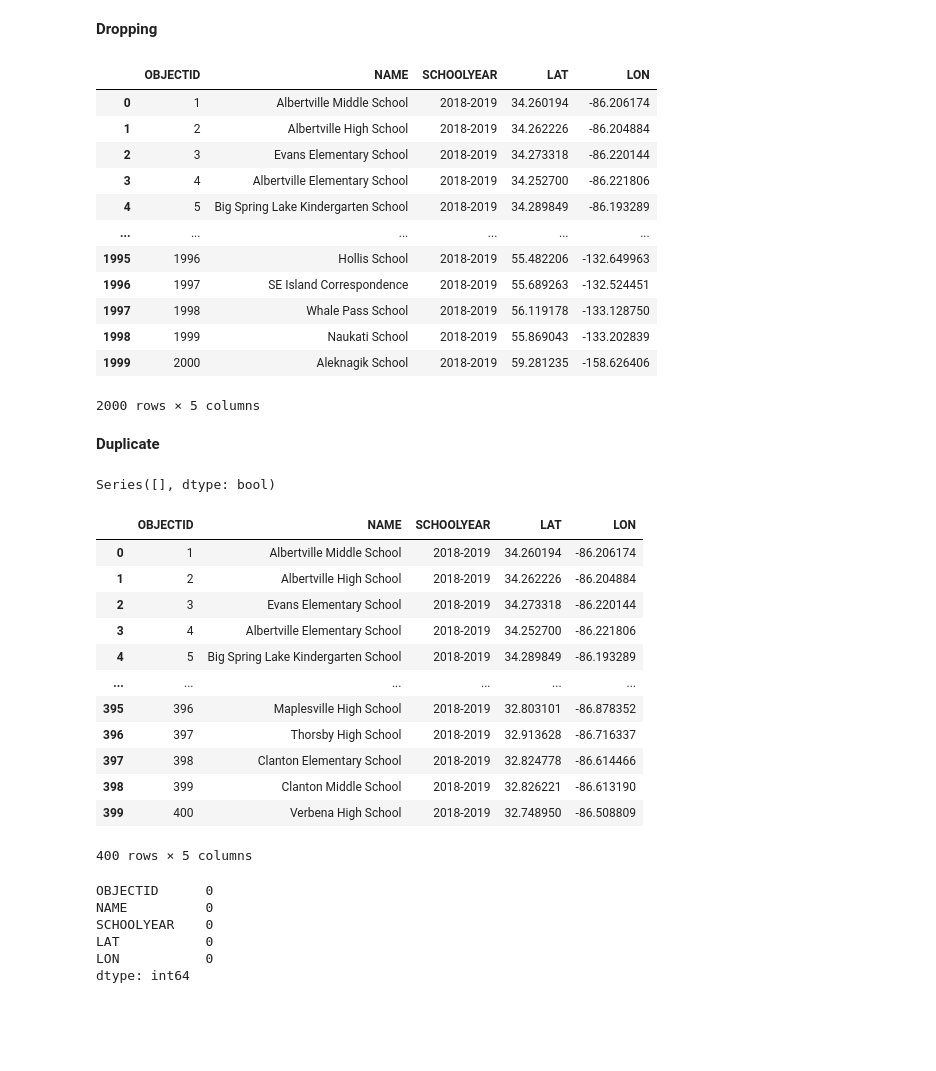
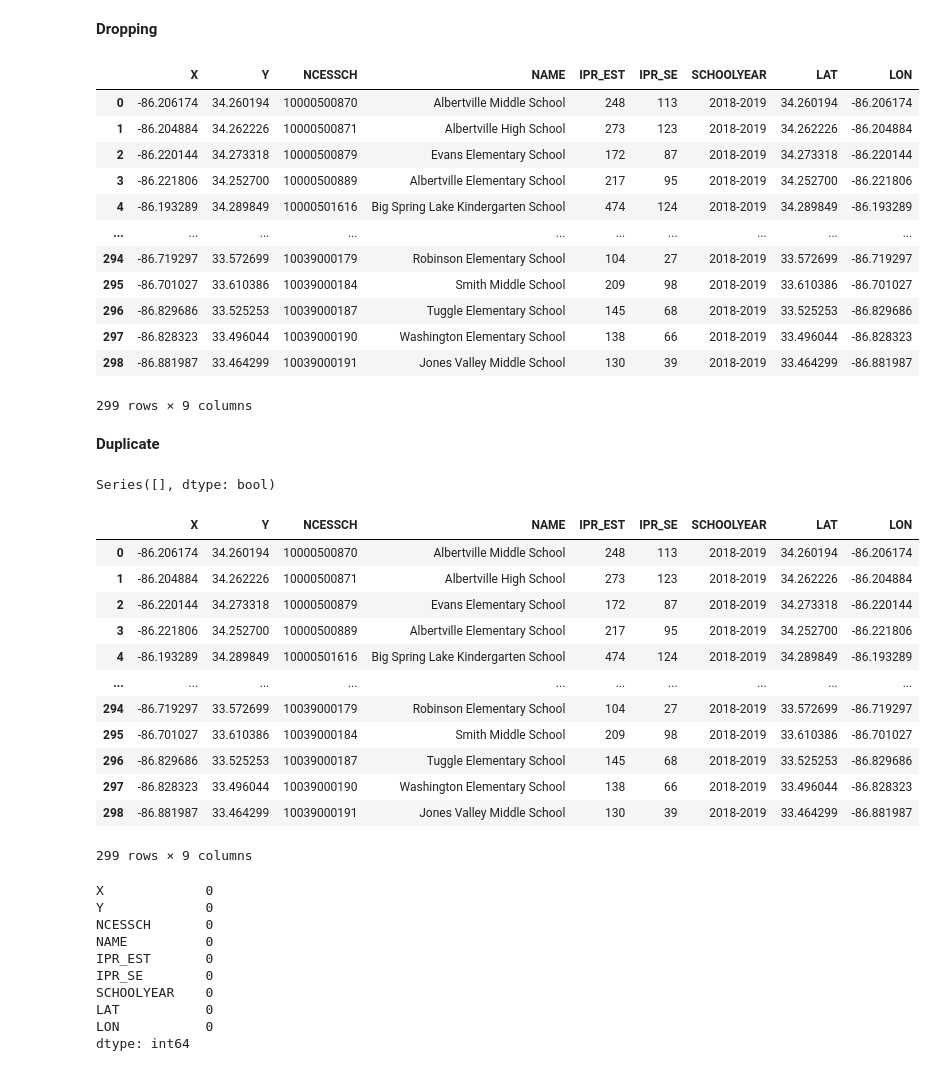
Before and after one commit to angellcv/BAT-404-Project, a Jupyter notebook: impact_of_poverty_in_academic_performance_of_students_in_the_philippines.ipynb, the cells around one changed output. Drawn from its saved outputs; the diff is of its cells as text; code cells hidden in the pictures; blank space fills up the shorter version.

```diff
--- a/impact_of_poverty_in_academic_performance_of_students_in_the_philippines.ipynb
+++ b/impact_of_poverty_in_academic_performance_of_students_in_the_philippines.ipynb
@@ -9,3 +13,3 @@ import matplotlib.pyplot as plt
 # %%
-url = 'https://raw.githubusercontent.com/angellcv/BAT-404-Project/main/School_Neighborhood_Poverty_Estimates%252C_2018-19.csv'
+url = 'https://raw.githubusercontent.com/angellcv/BAT-404-Project/main/School_Neighborhood_Poverty_Estimates%252C_2018-19%20(2).csv'
 # %%
@@ -31,26 +35,22 @@ pd1.head(2000)
 **Dropping**
 # %%
 pd1= pd.DataFrame(pd1)
-pd1.drop(['X',
-           'Y',
-           'NCESSCH',
-           'IPR_EST',
-           'IPR_SE'],axis = 1, inplace=True)
+pd1.drop(['OBJECTID'],axis = 1, inplace=True)
 pd1.head(2000)
 # %% [output]
-|  | OBJECTID | NAME | SCHOOLYEAR | LAT | LON |
-| 0 | 1 | Albertville Middle School | 2018-2019 | 34.260194 | -86.206174 |
-| 1 | 2 | Albertville High School | 2018-2019 | 34.262226 | -86.204884 |
-| 2 | 3 | Evans Elementary School | 2018-2019 | 34.273318 | -86.220144 |
-| 3 | 4 | Albertville Elementary School | 2018-2019 | 34.252700 | -86.221806 |
-| 4 | 5 | Big Spring Lake Kindergarten School | 2018-2019 | 34.289849 | -86.193289 |
-| ... | ... | ... | ... | ... | ... |
-| 1995 | 1996 | Hollis School | 2018-2019 | 55.482206 | -132.649963 |
-| 1996 | 1997 | SE Island Correspondence | 2018-2019 | 55.689263 | -132.524451 |
-| 1997 | 1998 | Whale Pass School | 2018-2019 | 56.119178 | -133.128750 |
-| 1998 | 1999 | Naukati School | 2018-2019 | 55.869043 | -133.202839 |
-| 1999 | 2000 | Aleknagik School | 2018-2019 | 59.281235 | -158.626406 |
+|  | X | Y | NCESSCH | NAME | IPR_EST | IPR_SE | SCHOOLYEAR | LAT | LON |
+| 0 | -86.206174 | 34.260194 | 10000500870 | Albertville Middle School | 248 | 113 | 2018-2019 | 34.260194 | -86.206174 |
+| 1 | -86.204884 | 34.262226 | 10000500871 | Albertville High School | 273 | 123 | 2018-2019 | 34.262226 | -86.204884 |
+| 2 | -86.220144 | 34.273318 | 10000500879 | Evans Elementary School | 172 | 87 | 2018-2019 | 34.273318 | -86.220144 |
+| 3 | -86.221806 | 34.252700 | 10000500889 | Albertville Elementary School | 217 | 95 | 2018-2019 | 34.252700 | -86.221806 |
+| 4 | -86.193289 | 34.289849 | 10000501616 | Big Spring Lake Kindergarten School | 474 | 124 | 2018-2019 | 34.289849 | -86.193289 |
+| ... | ... | ... | ... | ... | ... | ... | ... | ... | ... |
+| 294 | -86.719297 | 33.572699 | 10039000179 | Robinson Elementary School | 104 | 27 | 2018-2019 | 33.572699 | -86.719297 |
+| 295 | -86.701027 | 33.610386 | 10039000184 | Smith Middle School | 209 | 98 | 2018-2019 | 33.610386 | -86.701027 |
+| 296 | -86.829686 | 33.525253 | 10039000187 | Tuggle Elementary School | 145 | 68 | 2018-2019 | 33.525253 | -86.829686 |
+| 297 | -86.828323 | 33.496044 | 10039000190 | Washington Elementary School | 138 | 66 | 2018-2019 | 33.496044 | -86.828323 |
+| 298 | -86.881987 | 33.464299 | 10039000191 | Jones Valley Middle School | 130 | 39 | 2018-2019 | 33.464299 | -86.881987 |
-2000 rows × 5 columns
+299 rows × 9 columns
 # %% [markdown]
 **Duplicate**
 # %%
@@ -61,24 +61,28 @@ pd1.drop_duplicates(inplace=True)
 pd1.head(400)
 # %% [output]
 Series([], dtype: bool)
-|  | OBJECTID | NAME | SCHOOLYEAR | LAT | LON |
-| 0 | 1 | Albertville Middle School | 2018-2019 | 34.260194 | -86.206174 |
-| 1 | 2 | Albertville High School | 2018-2019 | 34.262226 | -86.204884 |
-| 2 | 3 | Evans Elementary School | 2018-2019 | 34.273318 | -86.220144 |
-| 3 | 4 | Albertville Elementary School | 2018-2019 | 34.252700 | -86.221806 |
-| 4 | 5 | Big Spring Lake Kindergarten School | 2018-2019 | 34.289849 | -86.193289 |
-| ... | ... | ... | ... | ... | ... |
-| 395 | 396 | Maplesville High School | 2018-2019 | 32.803101 | -86.878352 |
-| 396 | 397 | Thorsby High School | 2018-2019 | 32.913628 | -86.716337 |
-| 397 | 398 | Clanton Elementary School | 2018-2019 | 32.824778 | -86.614466 |
-| 398 | 399 | Clanton Middle School | 2018-2019 | 32.826221 | -86.613190 |
-| 399 | 400 | Verbena High School | 2018-2019 | 32.748950 | -86.508809 |
+|  | X | Y | NCESSCH | NAME | IPR_EST | IPR_SE | SCHOOLYEAR | LAT | LON |
+| 0 | -86.206174 | 34.260194 | 10000500870 | Albertville Middle School | 248 | 113 | 2018-2019 | 34.260194 | -86.206174 |
+| 1 | -86.204884 | 34.262226 | 10000500871 | Albertville High School | 273 | 123 | 2018-2019 | 34.262226 | -86.204884 |
+| 2 | -86.220144 | 34.273318 | 10000500879 | Evans Elementary School | 172 | 87 | 2018-2019 | 34.273318 | -86.220144 |
+| 3 | -86.221806 | 34.252700 | 10000500889 | Albertville Elementary School | 217 | 95 | 2018-2019 | 34.252700 | -86.221806 |
+| 4 | -86.193289 | 34.289849 | 10000501616 | Big Spring Lake Kindergarten School | 474 | 124 | 2018-2019 | 34.289849 | -86.193289 |
+| ... | ... | ... | ... | ... | ... | ... | ... | ... | ... |
+| 294 | -86.719297 | 33.572699 | 10039000179 | Robinson Elementary School | 104 | 27 | 2018-2019 | 33.572699 | -86.719297 |
+| 295 | -86.701027 | 33.610386 | 10039000184 | Smith Middle School | 209 | 98 | 2018-2019 | 33.610386 | -86.701027 |
+| 296 | -86.829686 | 33.525253 | 10039000187 | Tuggle Elementary School | 145 | 68 | 2018-2019 | 33.525253 | -86.829686 |
+| 297 | -86.828323 | 33.496044 | 10039000190 | Washington Elementary School | 138 | 66 | 2018-2019 | 33.496044 | -86.828323 |
+| 298 | -86.881987 | 33.464299 | 10039000191 | Jones Valley Middle School | 130 | 39 | 2018-2019 | 33.464299 | -86.881987 |
-400 rows × 5 columns
+299 rows × 9 columns
 # %%
 pd1.isnull().sum()
 # %% [output]
-OBJECTID      0
+X             0
+Y             0
+NCESSCH       0
 NAME          0
+IPR_EST       0
+IPR_SE        0
 SCHOOLYEAR    0
 LAT           0
 LON           0
```
Also changed, not shown: parts of 9 cells of this notebook.
